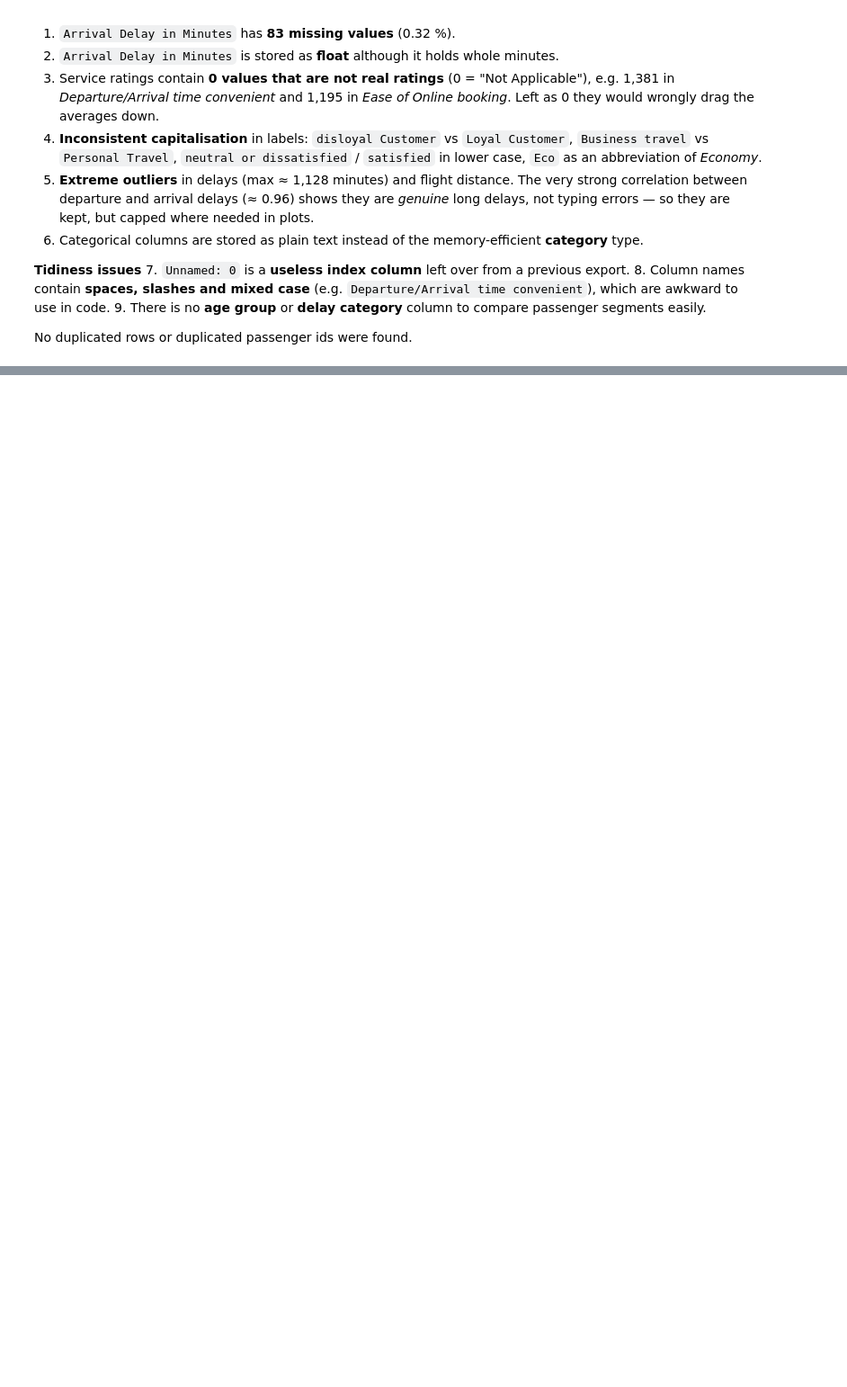
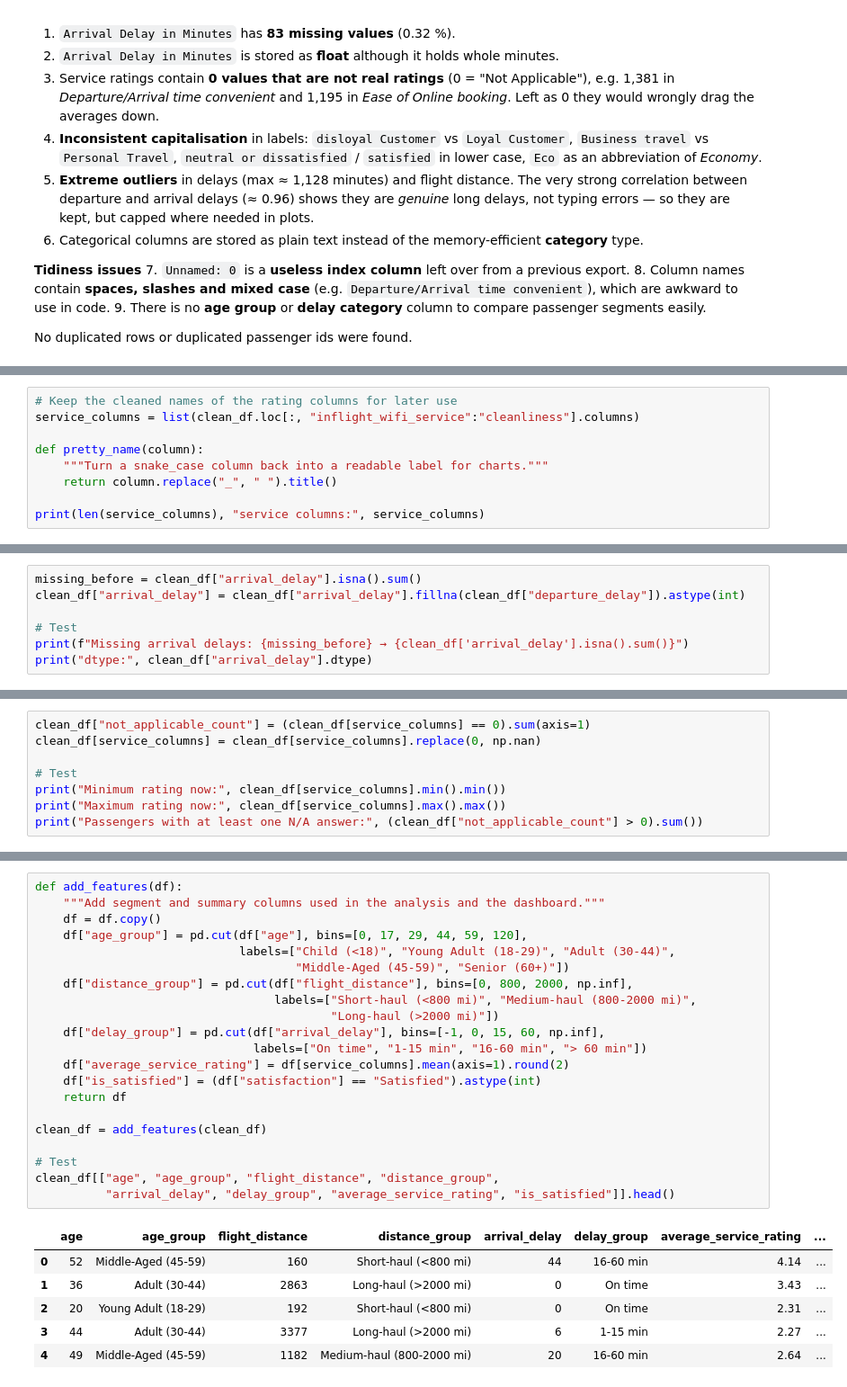
Before and after one commit to hahmed1936/Mid-Project, a Jupyter notebook: Mid-Project-Script.ipynb, the cells around one changed output, grey strips where cells are left out. Shown at 90% size. Drawn from its saved outputs; the diff is of its cells as text; blank space fills up the shorter version.

```diff
--- a/Mid-Project-Script.ipynb
+++ b/Mid-Project-Script.ipynb
@@ -261,0 +296,9 @@ No duplicated rows or duplicated passenger ids were found.
+# %%
+# Keep the cleaned names of the rating columns for later use
+service_columns = list(clean_df.loc[:, "inflight_wifi_service":"cleanliness"].columns)
+
+def pretty_name(column):
+    """Turn a snake_case column back into a readable label for charts."""
+    return column.replace("_", " ").title()
+
+print(len(service_columns), "service columns:", service_columns)
@@ -261,0 +342,7 @@ No duplicated rows or duplicated passenger ids were found.
+# %%
+missing_before = clean_df["arrival_delay"].isna().sum()
+clean_df["arrival_delay"] = clean_df["arrival_delay"].fillna(clean_df["departure_delay"]).astype(int)
+
+# Test
+print(f"Missing arrival delays: {missing_before} → {clean_df['arrival_delay'].isna().sum()}")
+print("dtype:", clean_df["arrival_delay"].dtype)
@@ -261,0 +355,8 @@ No duplicated rows or duplicated passenger ids were found.
+# %%
+clean_df["not_applicable_count"] = (clean_df[service_columns] == 0).sum(axis=1)
+clean_df[service_columns] = clean_df[service_columns].replace(0, np.nan)
+
+# Test
+print("Minimum rating now:", clean_df[service_columns].min().min())
+print("Maximum rating now:", clean_df[service_columns].max().max())
+print("Passengers with at least one N/A answer:", (clean_df["not_applicable_count"] > 0).sum())
@@ -261,0 +378,28 @@ No duplicated rows or duplicated passenger ids were found.
+# %%
+def add_features(df):
+    """Add segment and summary columns used in the analysis and the dashboard."""
+    df = df.copy()
+    df["age_group"] = pd.cut(df["age"], bins=[0, 17, 29, 44, 59, 120],
+                             labels=["Child (<18)", "Young Adult (18-29)", "Adult (30-44)",
+                                     "Middle-Aged (45-59)", "Senior (60+)"])
+    df["distance_group"] = pd.cut(df["flight_distance"], bins=[0, 800, 2000, np.inf],
+                                  labels=["Short-haul (<800 mi)", "Medium-haul (800-2000 mi)",
+                                          "Long-haul (>2000 mi)"])
+    df["delay_group"] = pd.cut(df["arrival_delay"], bins=[-1, 0, 15, 60, np.inf],
+                               labels=["On time", "1-15 min", "16-60 min", "> 60 min"])
+    df["average_service_rating"] = df[service_columns].mean(axis=1).round(2)
+    df["is_satisfied"] = (df["satisfaction"] == "Satisfied").astype(int)
+    return df
+
+clean_df = add_features(clean_df)
+
+# Test
+clean_df[["age", "age_group", "flight_distance", "distance_group",
+          "arrival_delay", "delay_group", "average_service_rating", "is_satisfied"]].head()
+# %% [output]
+|  | age | age_group | flight_distance | distance_group | arrival_delay | delay_group | average_service_rating | ... |
+| 0 | 52 | Middle-Aged (45-59) | 160 | Short-haul (<800 mi) | 44 | 16-60 min | 4.14 | ... |
+| 1 | 36 | Adult (30-44) | 2863 | Long-haul (>2000 mi) | 0 | On time | 3.43 | ... |
+| 2 | 20 | Young Adult (18-29) | 192 | Short-haul (<800 mi) | 0 | On time | 2.31 | ... |
+| 3 | 44 | Adult (30-44) | 3377 | Long-haul (>2000 mi) | 6 | 1-15 min | 2.27 | ... |
+| 4 | 49 | Middle-Aged (45-59) | 1182 | Medium-haul (800-2000 mi) | 20 | 16-60 min | 2.64 | ... |
```
Also changed, not shown: parts of 20 cells of this notebook, 1 other file.
